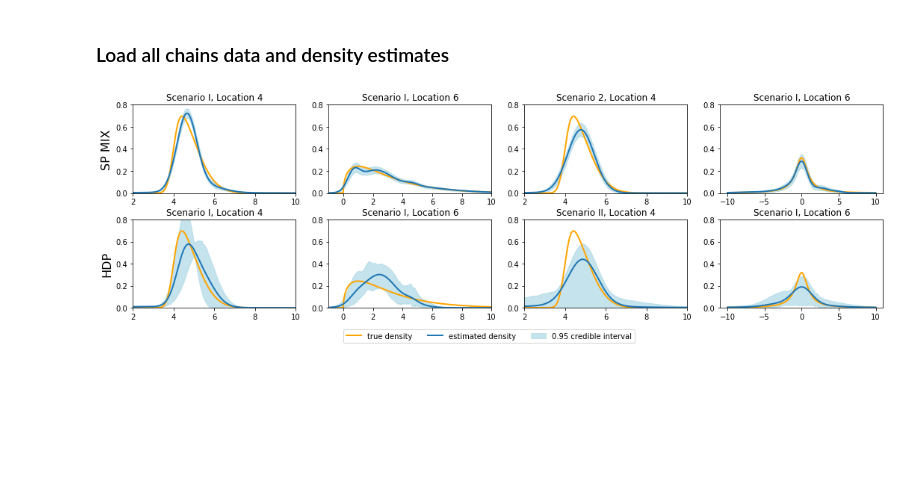
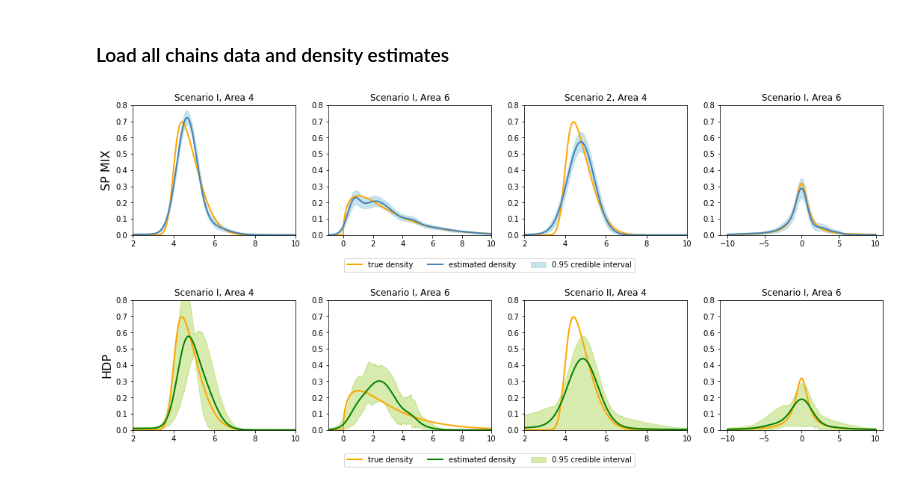
Before and after one commit to mberaha/spatial_mixtures, a Jupyter notebook: notebooks/SIS/Plots Simulated 1.ipynb, the cells around one changed output. Saved outputs shown, nothing was run; the diff lists cells and outputs as text; code cells hidden in the pictures; blank space fills up the shorter version.

```diff
--- a/notebooks/SIS/Plots Simulated 1.ipynb
+++ b/notebooks/SIS/Plots Simulated 1.ipynb
@@ -54,49 +54,50 @@ from spatial_mix.plots import density_plot
 
 xgrid = spmix_dens[0]["xgrid"]
 
-fig, axes = plt.subplots(2, 4, figsize=(18, 5))
+fig, axes = plt.subplots(2, 4, figsize=(18, 8))
 
 scenario = 1
 density_plot(spmix_dens[scenario]["dens"][3], skewnorm.pdf(xgrid, 4, 4, 1), xgrid, axes[0][0],
-             "Scenario I, Location 4")
+             "steelblue", "lightblue", "Scenario I, Area 4")
 density_plot(spmix_dens[scenario]["dens"][5], chi2.pdf(xgrid, 3, 0, 1), xgrid, axes[0][1],
-            "Scenario I, Location 6")
+             "steelblue", "lightblue", "Scenario I, Area 6")
 
 scenario = 2
 density_plot(spmix_dens[scenario]["dens"][3], skewnorm.pdf(xgrid, 4, 4, 1), xgrid, axes[0][2],
-            "Scenario 2, Location 4")
+             "steelblue", "lightblue", "Scenario 2, Area 4")
 density_plot(spmix_dens[scenario]["dens"][5], cauchy.pdf(xgrid, 0, 1), xgrid, axes[0][3],
-            "Scenario I, Location 6")
+            "steelblue", "lightblue", "Scenario I, Area 6")
 
 scenario = 1
 density_plot(hdp_dens[scenario]["dens"][3], skewnorm.pdf(xgrid, 4, 4, 1), xgrid, axes[1][0],
-            "Scenario I, Location 4")
+             "green", "yellowgreen", "Scenario I, Area 4",  alpha=0.4)
 density_plot(hdp_dens[scenario]["dens"][5], chi2.pdf(xgrid, 3, 0, 1), xgrid, axes[1][1],
-            "Scenario I, Location 6")
+             "green", "yellowgreen", "Scenario I, Area 6", alpha=0.4)
 
 scenario = 2
 density_plot(hdp_dens[scenario]["dens"][3], skewnorm.pdf(xgrid, 4, 4, 1), xgrid, axes[1][2],
-            "Scenario II, Location 4")
+             "green", "yellowgreen", "Scenario II, Area 4", alpha=0.4)
 density_plot(hdp_dens[scenario]["dens"][5], cauchy.pdf(xgrid, 0, 1), xgrid, axes[1][3],
-            "Scenario I, Location 6")
+             "green", "yellowgreen", "Scenario I, Area 6",  alpha=0.4)
 
 
 
 for i in range(2):
     for j in range(4):
         axes[i][j].set_ylim((0, 0.8))
 
     axes[i][1].set_xlim((-1, 10))
     axes[i][0].set_xlim((2, 10))
     axes[i][2].set_xlim((2, 10))
 
-plt.subplots_adjust(hspace = 0.3)
+plt.subplots_adjust(hspace = 0.5)
 axes[0][0].set_ylabel("SP MIX", fontsize=16)
 axes[1][0].set_ylabel("HDP", fontsize=16)
 
-axes[1][2].legend(bbox_to_anchor=(0.7, -0.2), ncol=3)
+axes[0][2].legend(bbox_to_anchor=(0.7, -0.15), ncol=3)
+axes[1][2].legend(bbox_to_anchor=(0.7, -0.15), ncol=3)
 
-plt.savefig("images/simulation1_densities.pdf", )
+plt.savefig("images/simulation1_densities.pdf")
 plt.show()
 # %% [output]
-[figure, old version]
+[figure, new version]
```
Also changed, not shown: 13 other files.
